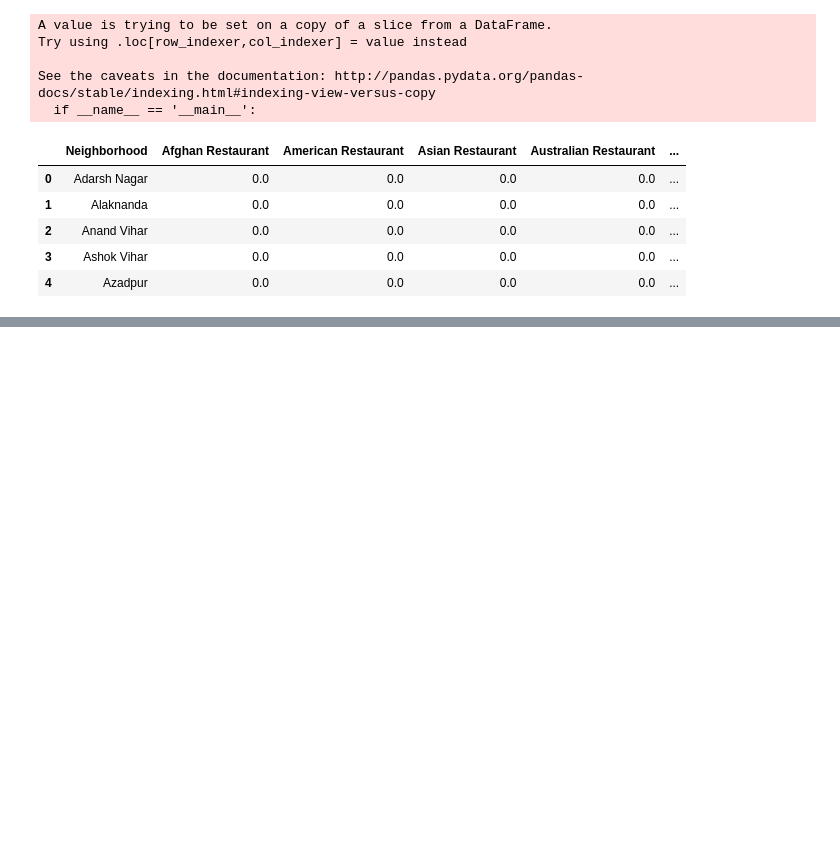
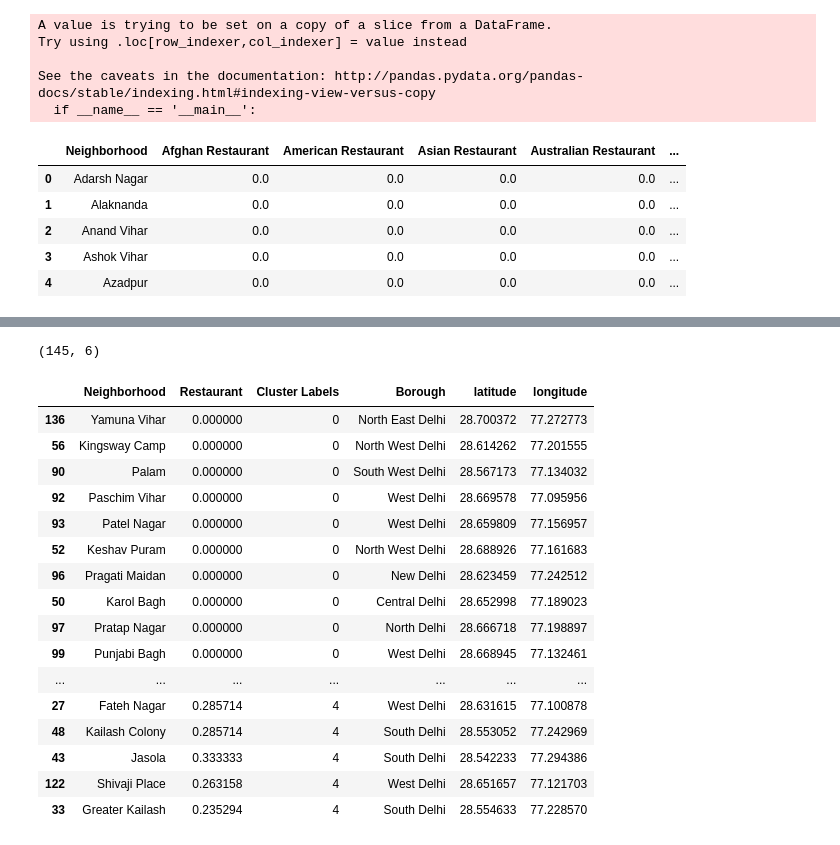
Before and after one commit to GaurvJoshi/Coursera-Capstone, a Jupyter notebook: Capstone_Final.ipynb, the cells around one changed output, grey strips where cells are left out. Saved outputs shown, nothing was run; the diff lists cells and outputs as text; code cells hidden in the pictures; blank space fills up the shorter version.

```diff
--- a/Capstone_Final.ipynb
+++ b/Capstone_Final.ipynb
@@ -271,7 +278,8 @@ See the caveats in the documentation: http://pandas.pydata.org/pandas-docs/stabl
 | 3 | Ashok Vihar | 0.0 | 0.0 | 0.0 | 0.0 | ... |
 | 4 | Azadpur | 0.0 | 0.0 | 0.0 | 0.0 | ... |
 # %%
-from model
+from sklearn.cluster import KMeans
+
 kclusters = 5
 
 res_clustering = venues_restaurant.drop(['Neighborhood','Afghan Restaurant','American Restaurant','Asian Restaurant','Australian Restaurant','Chinese Restaurant',
@@ -279,7 +287,7 @@ res_clustering = venues_restaurant.drop(['Neighborhood','Afghan Restaurant','Ame
                                    'Mexican Restaurant'], 1)
 
 # run k-means clustering
-kmeans = KMeans(n_clusters=kclusters, random_state=0).fit(atx_clustering)
+kmeans = KMeans(n_clusters=kclusters, random_state=0).fit(res_clustering)
 
 # check cluster labels generated for each row in the dataframe
-kmeans.labels_[0:10]
+kmeans.labels_[0:20]
@@ -285,0 +297,14 @@ kmeans.labels_[0:10]
+# %%
+res_merged = venues_restaurant.copy()
+
+res_merged = venues_restaurant.drop(['Afghan Restaurant','American Restaurant','Asian Restaurant','Australian Restaurant','Chinese Restaurant',
+                                   'Eastern European Restaurant','French Restaurant','Indian Restaurant','Italian Restaurant','Japanese Restaurant',
+                                   'Mexican Restaurant'], 1)
+
+# add clustering labels
+res_merged["Cluster Labels"] = kmeans.labels_
+# %%
+res_merged = res_merged.join(delhi_data.set_index("Neighborhood"), on="Neighborhood")
+
+print(res_merged.shape)
+res_merged.head()
@@ -285,0 +319,23 @@ kmeans.labels_[0:10]
+# %%
+print(res_merged.shape)
+res_merged.sort_values(["Cluster Labels"], inplace=True)
+res_merged
+# %% [output]
+(145, 6)
+|  | Neighborhood | Restaurant | Cluster Labels | Borough | latitude | longitude |
+| 136 | Yamuna Vihar | 0.000000 | 0 | North East Delhi | 28.700372 | 77.272773 |
+| 56 | Kingsway Camp | 0.000000 | 0 | North West Delhi | 28.614262 | 77.201555 |
+| 90 | Palam | 0.000000 | 0 | South West Delhi | 28.567173 | 77.134032 |
+| 92 | Paschim Vihar | 0.000000 | 0 | West Delhi | 28.669578 | 77.095956 |
+| 93 | Patel Nagar | 0.000000 | 0 | West Delhi | 28.659809 | 77.156957 |
+| 52 | Keshav Puram | 0.000000 | 0 | North West Delhi | 28.688926 | 77.161683 |
+| 96 | Pragati Maidan | 0.000000 | 0 | New Delhi | 28.623459 | 77.242512 |
+| 50 | Karol Bagh | 0.000000 | 0 | Central Delhi | 28.652998 | 77.189023 |
+| 97 | Pratap Nagar | 0.000000 | 0 | North Delhi | 28.666718 | 77.198897 |
+| 99 | Punjabi Bagh | 0.000000 | 0 | West Delhi | 28.668945 | 77.132461 |
+| ... | ... | ... | ... | ... | ... | ... |
+| 27 | Fateh Nagar | 0.285714 | 4 | West Delhi | 28.631615 | 77.100878 |
+| 48 | Kailash Colony | 0.285714 | 4 | South Delhi | 28.553052 | 77.242969 |
+| 43 | Jasola | 0.333333 | 4 | South Delhi | 28.542233 | 77.294386 |
+| 122 | Shivaji Place | 0.263158 | 4 | West Delhi | 28.651657 | 77.121703 |
+| 33 | Greater Kailash | 0.235294 | 4 | South Delhi | 28.554633 | 77.228570 |
```
Also changed, not shown: parts of 10 cells of this notebook.
